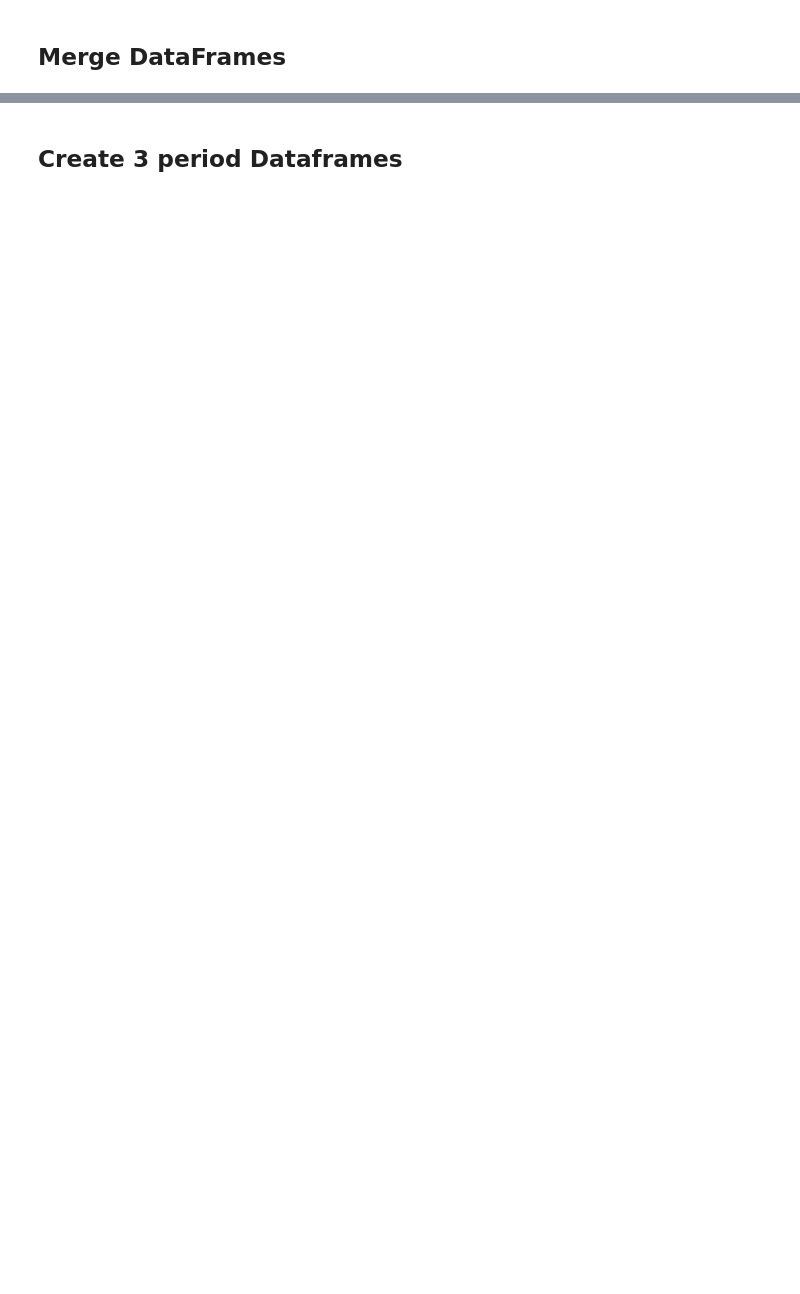
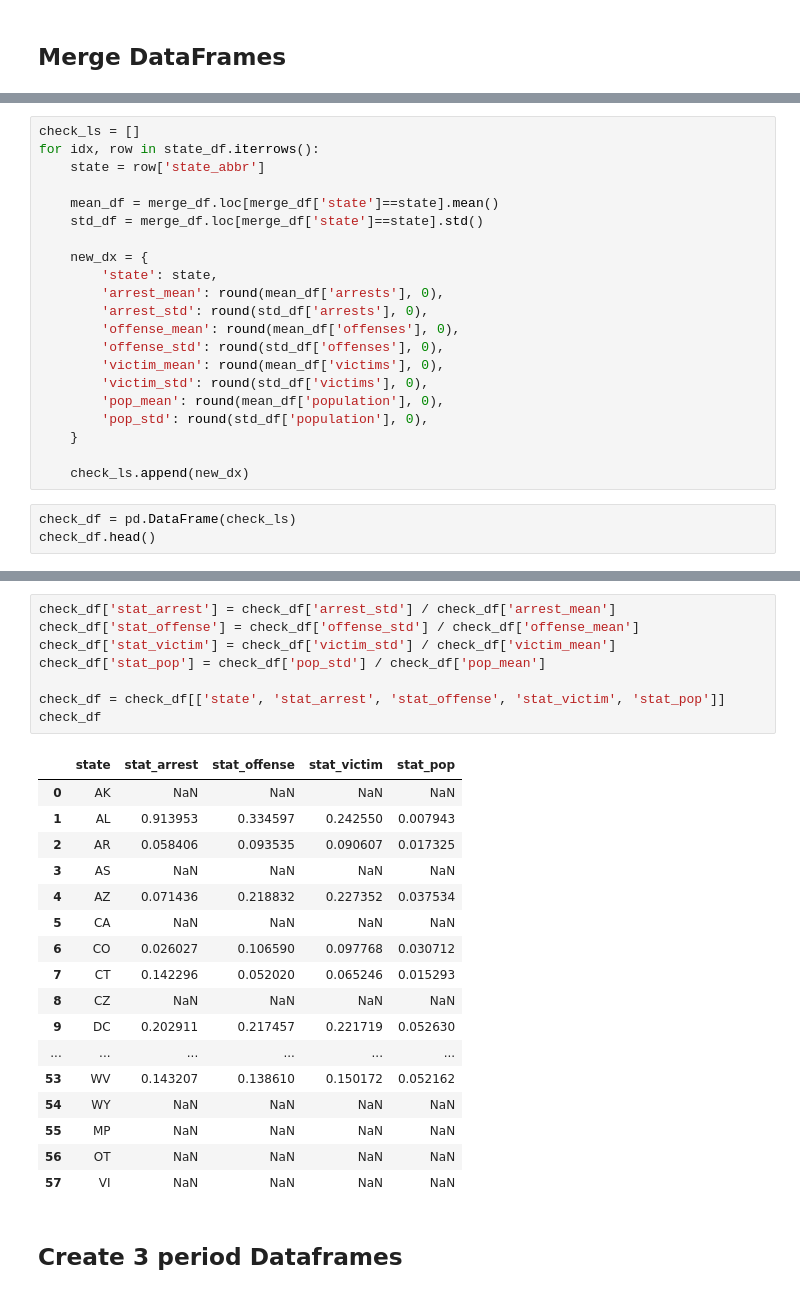
Before and after one commit to PhilBusko/StatsProject, a Jupyter notebook: analysis_arrest_offenses.ipynb, the cells around one changed output, grey strips where cells are left out. Drawn from its saved outputs; the diff is of its cells as text; blank space fills up the shorter version.

```diff
--- a/analysis_arrest_offenses.ipynb
+++ b/analysis_arrest_offenses.ipynb
@@ -325,0 +400,24 @@ combined_region_df
+# %%
+check_ls = []
+for idx, row in state_df.iterrows():
+    state = row['state_abbr']
+
+    mean_df = merge_df.loc[merge_df['state']==state].mean()
+    std_df = merge_df.loc[merge_df['state']==state].std()
+
+    new_dx = {
+        'state': state,
+        'arrest_mean': round(mean_df['arrests'], 0),
+        'arrest_std': round(std_df['arrests'], 0),
+        'offense_mean': round(mean_df['offenses'], 0),
+        'offense_std': round(std_df['offenses'], 0),
+        'victim_mean': round(mean_df['victims'], 0),
+        'victim_std': round(std_df['victims'], 0),
+        'pop_mean': round(mean_df['population'], 0),
+        'pop_std': round(std_df['population'], 0),
+    }
+
+    check_ls.append(new_dx)
+# %%
+check_df = pd.DataFrame(check_ls)
+check_df.head()
@@ -326,2 +431,28 @@ combined_region_df
+# %%
+check_df['stat_arrest'] = check_df['arrest_std'] / check_df['arrest_mean']
+check_df['stat_offense'] = check_df['offense_std'] / check_df['offense_mean']
+check_df['stat_victim'] = check_df['victim_std'] / check_df['victim_mean']
+check_df['stat_pop'] = check_df['pop_std'] / check_df['pop_mean']
+
+check_df = check_df[['state', 'stat_arrest', 'stat_offense', 'stat_victim', 'stat_pop']]
+check_df
+# %% [output]
+|  | state | stat_arrest | stat_offense | stat_victim | stat_pop |
+| 0 | AK | NaN | NaN | NaN | NaN |
+| 1 | AL | 0.913953 | 0.334597 | 0.242550 | 0.007943 |
+| 2 | AR | 0.058406 | 0.093535 | 0.090607 | 0.017325 |
+| 3 | AS | NaN | NaN | NaN | NaN |
+| 4 | AZ | 0.071436 | 0.218832 | 0.227352 | 0.037534 |
+| 5 | CA | NaN | NaN | NaN | NaN |
+| 6 | CO | 0.026027 | 0.106590 | 0.097768 | 0.030712 |
+| 7 | CT | 0.142296 | 0.052020 | 0.065246 | 0.015293 |
+| 8 | CZ | NaN | NaN | NaN | NaN |
+| 9 | DC | 0.202911 | 0.217457 | 0.221719 | 0.052630 |
+| ... | ... | ... | ... | ... | ... |
+| 53 | WV | 0.143207 | 0.138610 | 0.150172 | 0.052162 |
+| 54 | WY | NaN | NaN | NaN | NaN |
+| 55 | MP | NaN | NaN | NaN | NaN |
+| 56 | OT | NaN | NaN | NaN | NaN |
+| 57 | VI | NaN | NaN | NaN | NaN |
 # %% [markdown]
 ## Create 3 period Dataframes
```
Also changed, not shown: parts of 28 cells of this notebook.
